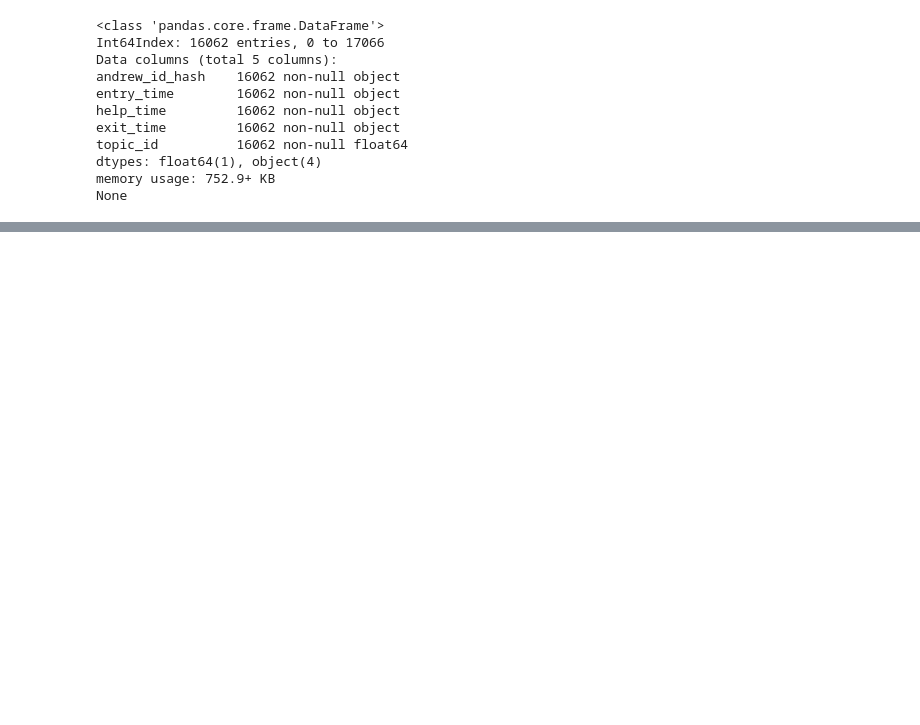
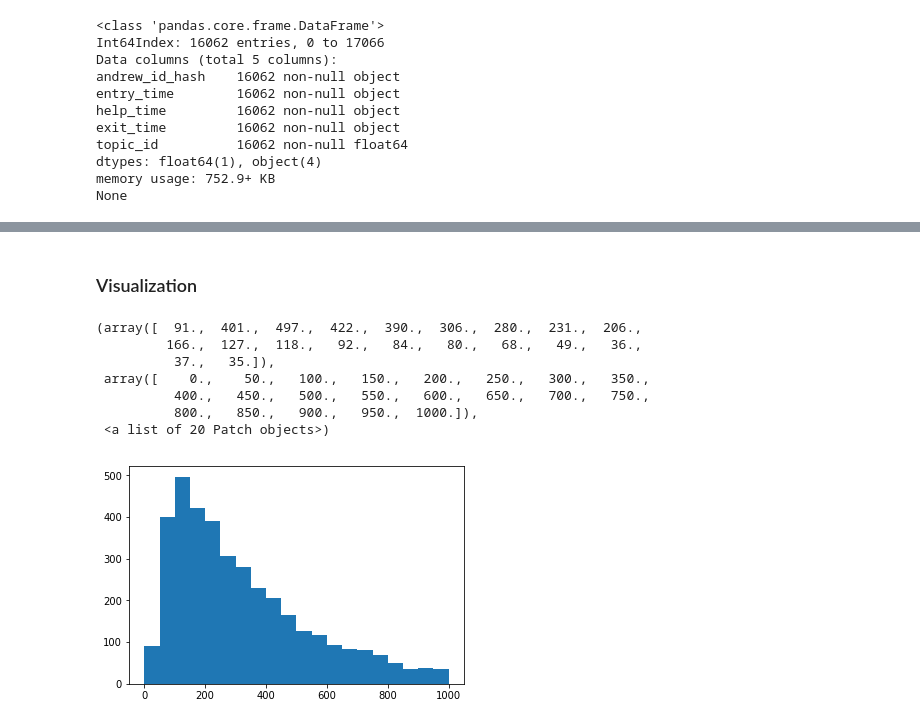
Before and after one commit to randomshuffle/122OHestimator, a Jupyter notebook: OH Queue Estimator.ipynb, the cells around one changed output, grey strips where cells are left out. Drawn from its saved outputs; the diff is of its cells as text; code cells hidden in the pictures; blank space fills up the shorter version.

Commit message:
Merged with topic list and added visualizations

```diff
--- a/OH Queue Estimator.ipynb
+++ b/OH Queue Estimator.ipynb
@@ -90,0 +120,5 @@ None
+# %%
+df4 = df3.merge(topics, left_on='topic_id', right_on='id')
+df4 = df4.drop(['topic_id', 'id'], axis=1)
+print(df4.head())
+print(len(df4))
@@ -90,0 +133,3 @@ None
+# %%
+topiclist = df4['name'].unique()
+print(topiclist)
@@ -90,0 +144,16 @@ None
+# %%
+topicmap = {}
+for topic in topiclist:
+    if (topic[:7] == 'written'):
+        topicmap[topic] = 'written'
+    elif (topic[-5:] == 'style'):
+        topicmap[topic] = 'style'
+    elif (topic == 'midterm1' or topic == 'midterm2' or topic == 'final' or topic == 'exam1' or topic == 'exam2' or topic == 'exam3'):
+        topicmap[topic] = 'exam'
+    else:
+        topicmap[topic] = topic
+# %%
+df4['new_id'] = df4['name'].apply(lambda x : topicmap[x])
+df5 = df4.drop(['name'], axis=1)
+print(df5['new_id'].unique())
+print(df5.head())
@@ -90,0 +214,14 @@ None
+# %% [markdown]
+### Visualization
+# %%
+writtens = df5['HT'].where(df5['new_id'] == 'written').dropna()
+plt.hist(writtens, bins=20, range=(0,1000))
+# %% [output]
+(array([  91.,  401.,  497.,  422.,  390.,  306.,  280.,  231.,  206.,
+         166.,  127.,  118.,   92.,   84.,   80.,   68.,   49.,   36.,
+          37.,   35.]),
+ array([    0.,    50.,   100.,   150.,   200.,   250.,   300.,   350.,
+          400.,   450.,   500.,   550.,   600.,   650.,   700.,   750.,
+          800.,   850.,   900.,   950.,  1000.]),
+ <a list of 20 Patch objects>)
+[figure, added]
```
Also changed, not shown: parts of 20 cells of this notebook, 1 other file.
